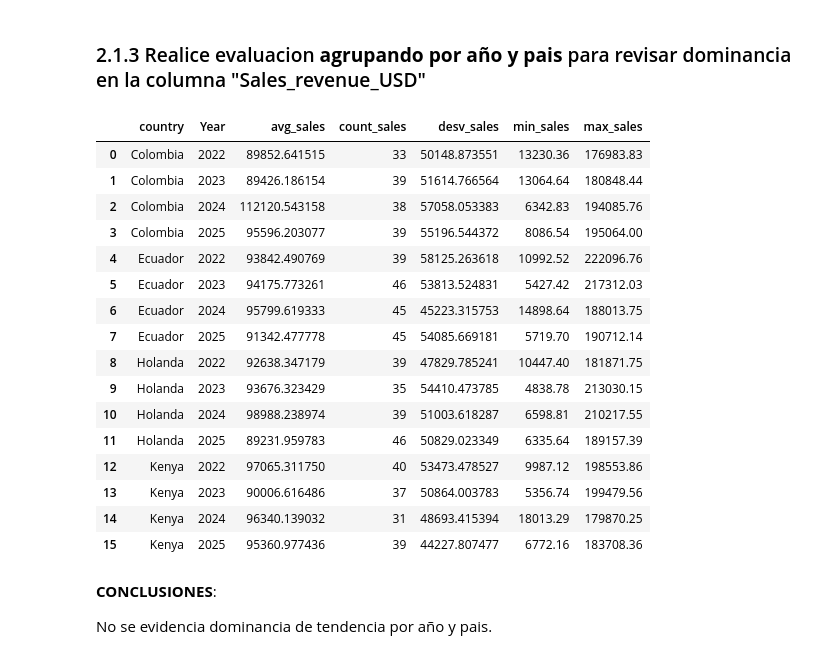
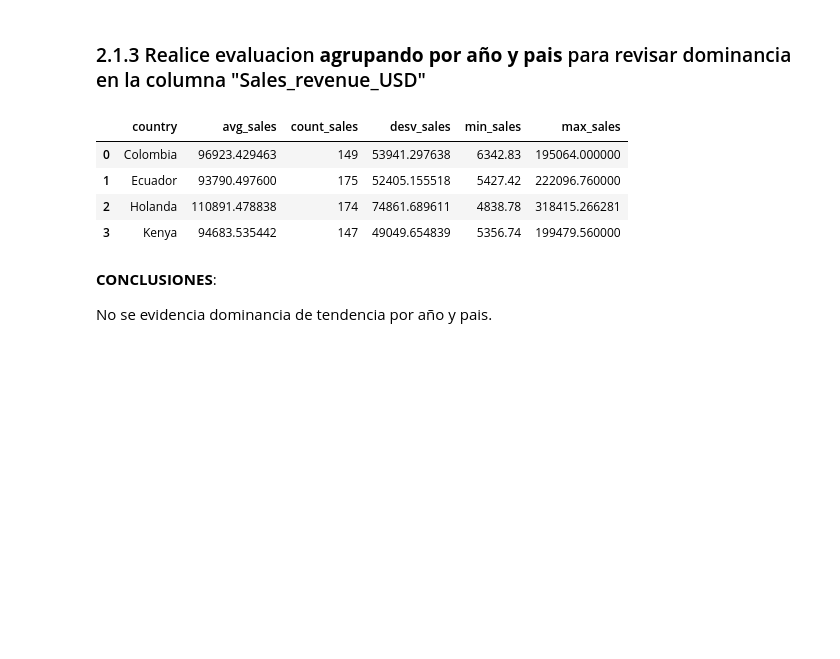
Before and after one commit to alexsandoval05/Revenue-sustainability-Chrysal, a Jupyter notebook: chrysal_profit_sustainability.ipynb, the cells around one changed output. Cells and saved outputs as stored; diff of their text form; code cells hidden in the pictures; blank space fills up the shorter version.

```diff
--- a/chrysal_profit_sustainability.ipynb
+++ b/chrysal_profit_sustainability.ipynb
@@ -252,36 +262,24 @@ Promedio 76815.29435714285 - Mediana: 60863.21
 # %%
 resumen_pais = (
     sales_clean
-    .groupby(['country', 'Year'])
+    .groupby(['country'])
     .agg(
         avg_sales=('sales_revenue_usd', 'mean'),
         count_sales=('sales_revenue_usd', 'count'),
         desv_sales=('sales_revenue_usd', 'std'),
         min_sales=('sales_revenue_usd', 'min'),
         max_sales=('sales_revenue_usd', 'max'),
 
     )
     .reset_index()
 )
 resumen_pais
 # %% [output]
-|  | country | Year | avg_sales | count_sales | desv_sales | min_sales | max_sales |
-| 0 | Colombia | 2022 | 89852.641515 | 33 | 50148.873551 | 13230.36 | 176983.83 |
-| 1 | Colombia | 2023 | 89426.186154 | 39 | 51614.766564 | 13064.64 | 180848.44 |
-| 2 | Colombia | 2024 | 112120.543158 | 38 | 57058.053383 | 6342.83 | 194085.76 |
-| 3 | Colombia | 2025 | 95596.203077 | 39 | 55196.544372 | 8086.54 | 195064.00 |
-| 4 | Ecuador | 2022 | 93842.490769 | 39 | 58125.263618 | 10992.52 | 222096.76 |
-| 5 | Ecuador | 2023 | 94175.773261 | 46 | 53813.524831 | 5427.42 | 217312.03 |
-| 6 | Ecuador | 2024 | 95799.619333 | 45 | 45223.315753 | 14898.64 | 188013.75 |
-| 7 | Ecuador | 2025 | 91342.477778 | 45 | 54085.669181 | 5719.70 | 190712.14 |
-| 8 | Holanda | 2022 | 92638.347179 | 39 | 47829.785241 | 10447.40 | 181871.75 |
-| 9 | Holanda | 2023 | 93676.323429 | 35 | 54410.473785 | 4838.78 | 213030.15 |
-| 10 | Holanda | 2024 | 98988.238974 | 39 | 51003.618287 | 6598.81 | 210217.55 |
-| 11 | Holanda | 2025 | 89231.959783 | 46 | 50829.023349 | 6335.64 | 189157.39 |
-| 12 | Kenya | 2022 | 97065.311750 | 40 | 53473.478527 | 9987.12 | 198553.86 |
-| 13 | Kenya | 2023 | 90006.616486 | 37 | 50864.003783 | 5356.74 | 199479.56 |
-| 14 | Kenya | 2024 | 96340.139032 | 31 | 48693.415394 | 18013.29 | 179870.25 |
-| 15 | Kenya | 2025 | 95360.977436 | 39 | 44227.807477 | 6772.16 | 183708.36 |
+|  | country | avg_sales | count_sales | desv_sales | min_sales | max_sales |
+| 0 | Colombia | 96923.429463 | 149 | 53941.297638 | 6342.83 | 195064.000000 |
+| 1 | Ecuador | 93790.497600 | 175 | 52405.155518 | 5427.42 | 222096.760000 |
+| 2 | Holanda | 110891.478838 | 174 | 74861.689611 | 4838.78 | 318415.266281 |
+| 3 | Kenya | 94683.535442 | 147 | 49049.654839 | 5356.74 | 199479.560000 |
 # %% [markdown]
 **CONCLUSIONES**:
 
```
Also changed, not shown: parts of 38 cells of this notebook.
